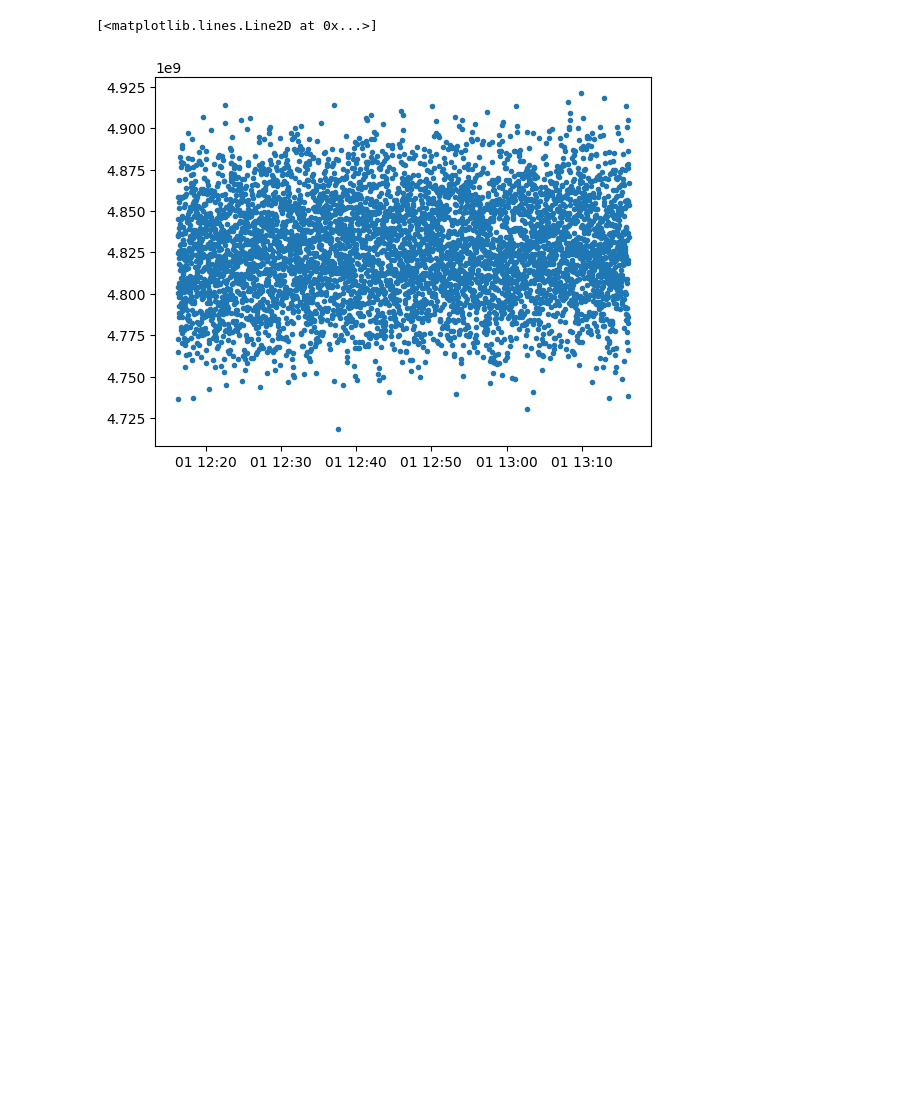
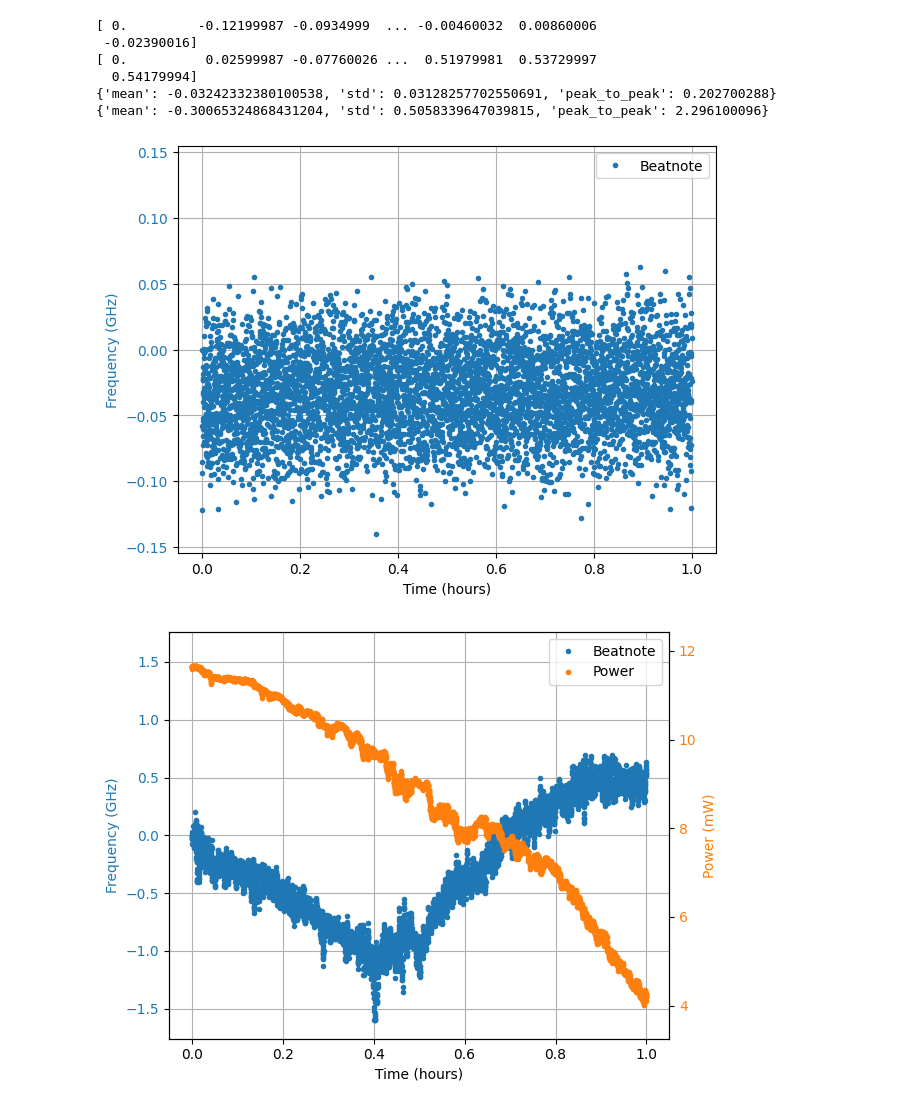
Before and after one commit to auphotonicLab/PICLab-narrow-linewidth, a Jupyter notebook: Lensed_fiber/data_analysis.ipynb, the cells around one changed output. Saved outputs shown, nothing was run; the diff lists cells and outputs as text; code cells hidden in the pictures; blank space fills up the shorter version.

Commit message:
Added RIN and beatnote drift to package

```diff
--- a/Lensed_fiber/data_analysis.ipynb
+++ b/Lensed_fiber/data_analysis.ipynb
@@ -96,8 +132,14 @@ def load_beatnote_data(filepath):
 # %%
-# Example usage:
-filepath = r"O:\Tech_Photonics\Projects\Narrow Linewidth\MFB Chips\Chip 3 Feedback measurements\Weird_data\Old_lensed_fiber\Beatnote\2025-05-01_13-16-16-453345esa.txt"
-timestamps, frequencies, powers = load_beatnote_data(filepath)
-plt.plot(timestamps,frequencies,'.')
+ref_dict = bd.analyze_and_plot_beatnote(r"O:\Tech_Photonics\Projects\Narrow Linewidth\MFB Chips\Chip 3 Feedback measurements\Weird_data\Old_lensed_fiber\Beatnote\2025-05-01_13-16-16-453345esa.txt")
+beatnote_dict = bd.analyze_and_plot_beatnote(r"O:\Tech_Photonics\Projects\Narrow Linewidth\MFB Chips\Chip 3 Feedback measurements\Weird_data\Old_lensed_fiber\Beatnote\2025-05-05_13-57-36-168640esa.txt")
+print(ref_dict)
+print(beatnote_dict)
 # %% [output]
-[<matplotlib.lines.Line2D at 0x...>]
+[ 0.         -0.12199987 -0.0934999  ... -0.00460032  0.00860006
+ -0.02390016]
+[ 0.          0.02599987 -0.07760026 ...  0.51979981  0.53729997
+  0.54179994]
+{'mean': -0.03242332380100538, 'std': 0.03128257702550691, 'peak_to_peak': 0.202700288}
+{'mean': -0.30065324868431204, 'std': 0.5058339647039815, 'peak_to_peak': 2.296100096}
-[figure, old version]
+[figure, new version]
+[figure, added]
```
Also changed, not shown: parts of 12 cells of this notebook, 4 other files.
